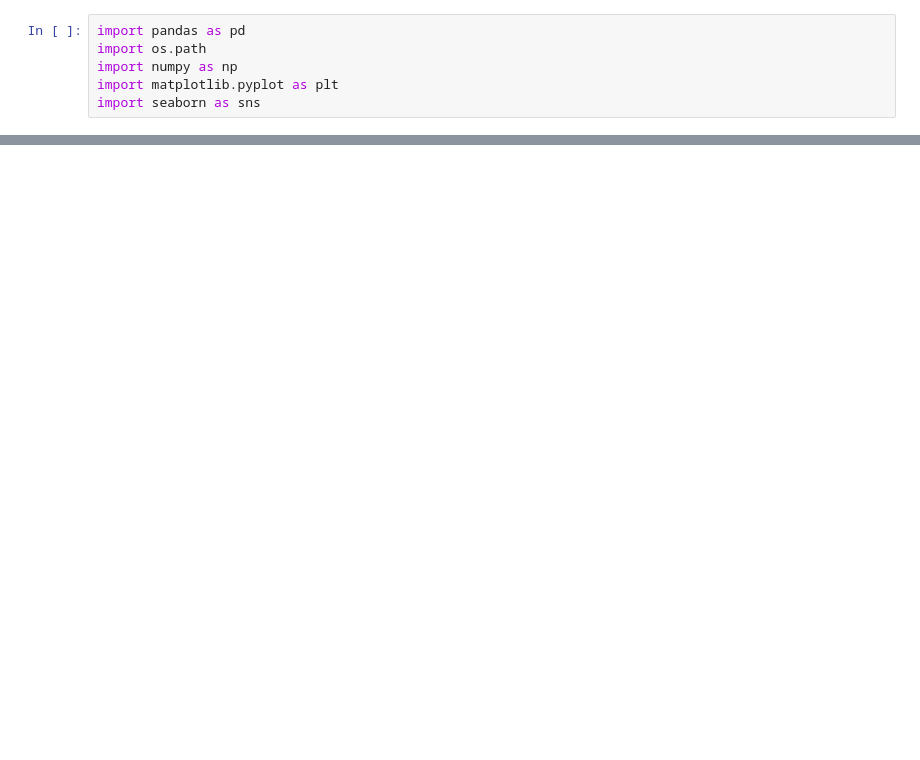
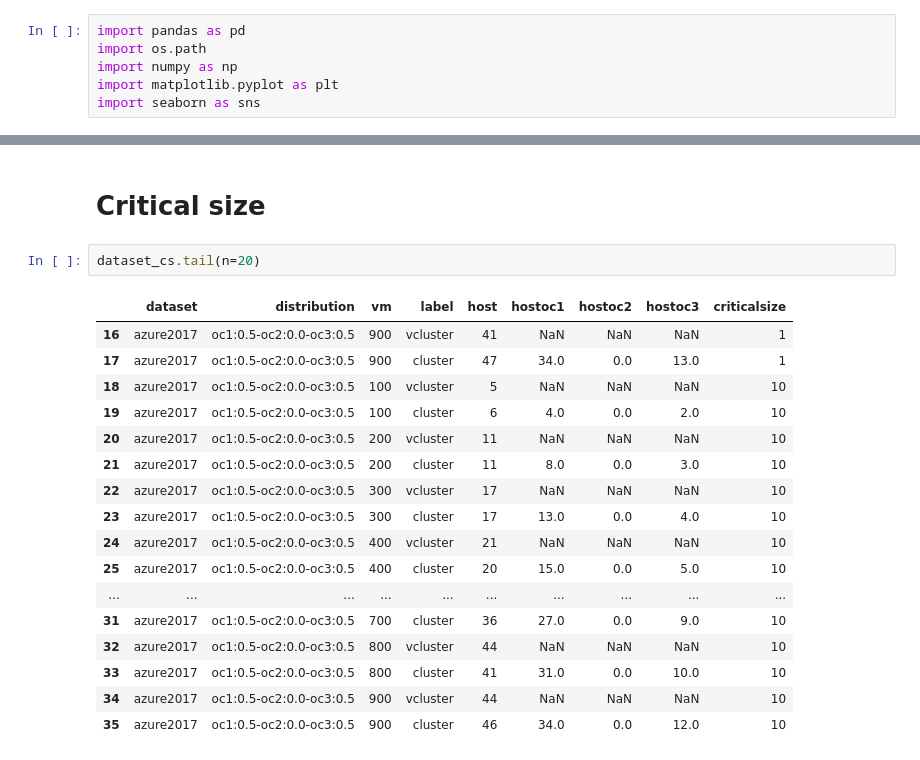
Before and after one commit to jacquetpi/cloudfactory-VMSlack, a Jupyter notebook: vcluster-experiments-data/Simulation.ipynb, the cells around one changed output, grey strips where cells are left out. Saved outputs shown, nothing was run; the diff lists cells and outputs as text; blank space fills up the shorter version.

```diff
--- a/vcluster-experiments-data/Simulation.ipynb
+++ b/vcluster-experiments-data/Simulation.ipynb
@@ -29,0 +152,22 @@ g.add_legend()
+# %% [markdown]
+# Critical size
+# %%
+dataset_cs.tail(n=20)
+# %% [output]
+|  | dataset | distribution | vm | label | host | hostoc1 | hostoc2 | hostoc3 | criticalsize |
+| 16 | azure2017 | oc1:0.5-oc2:0.0-oc3:0.5 | 900 | vcluster | 41 | NaN | NaN | NaN | 1 |
+| 17 | azure2017 | oc1:0.5-oc2:0.0-oc3:0.5 | 900 | cluster | 47 | 34.0 | 0.0 | 13.0 | 1 |
+| 18 | azure2017 | oc1:0.5-oc2:0.0-oc3:0.5 | 100 | vcluster | 5 | NaN | NaN | NaN | 10 |
+| 19 | azure2017 | oc1:0.5-oc2:0.0-oc3:0.5 | 100 | cluster | 6 | 4.0 | 0.0 | 2.0 | 10 |
+| 20 | azure2017 | oc1:0.5-oc2:0.0-oc3:0.5 | 200 | vcluster | 11 | NaN | NaN | NaN | 10 |
+| 21 | azure2017 | oc1:0.5-oc2:0.0-oc3:0.5 | 200 | cluster | 11 | 8.0 | 0.0 | 3.0 | 10 |
+| 22 | azure2017 | oc1:0.5-oc2:0.0-oc3:0.5 | 300 | vcluster | 17 | NaN | NaN | NaN | 10 |
+| 23 | azure2017 | oc1:0.5-oc2:0.0-oc3:0.5 | 300 | cluster | 17 | 13.0 | 0.0 | 4.0 | 10 |
+| 24 | azure2017 | oc1:0.5-oc2:0.0-oc3:0.5 | 400 | vcluster | 21 | NaN | NaN | NaN | 10 |
+| 25 | azure2017 | oc1:0.5-oc2:0.0-oc3:0.5 | 400 | cluster | 20 | 15.0 | 0.0 | 5.0 | 10 |
+| ... | ... | ... | ... | ... | ... | ... | ... | ... | ... |
+| 31 | azure2017 | oc1:0.5-oc2:0.0-oc3:0.5 | 700 | cluster | 36 | 27.0 | 0.0 | 9.0 | 10 |
+| 32 | azure2017 | oc1:0.5-oc2:0.0-oc3:0.5 | 800 | vcluster | 44 | NaN | NaN | NaN | 10 |
+| 33 | azure2017 | oc1:0.5-oc2:0.0-oc3:0.5 | 800 | cluster | 41 | 31.0 | 0.0 | 10.0 | 10 |
+| 34 | azure2017 | oc1:0.5-oc2:0.0-oc3:0.5 | 900 | vcluster | 44 | NaN | NaN | NaN | 10 |
+| 35 | azure2017 | oc1:0.5-oc2:0.0-oc3:0.5 | 900 | cluster | 46 | 34.0 | 0.0 | 12.0 | 10 |
```
Also changed, not shown: parts of 11 cells of this notebook, 5 other files.
